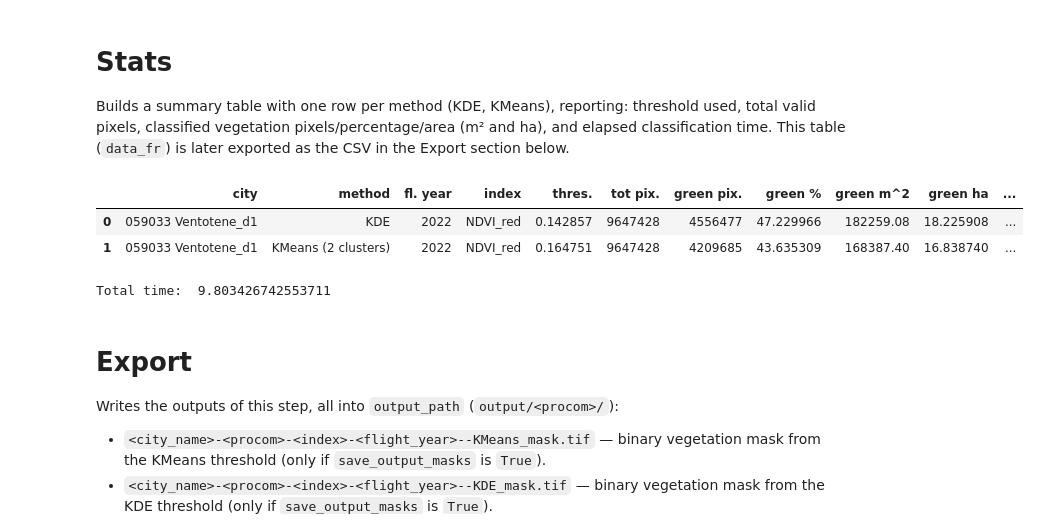
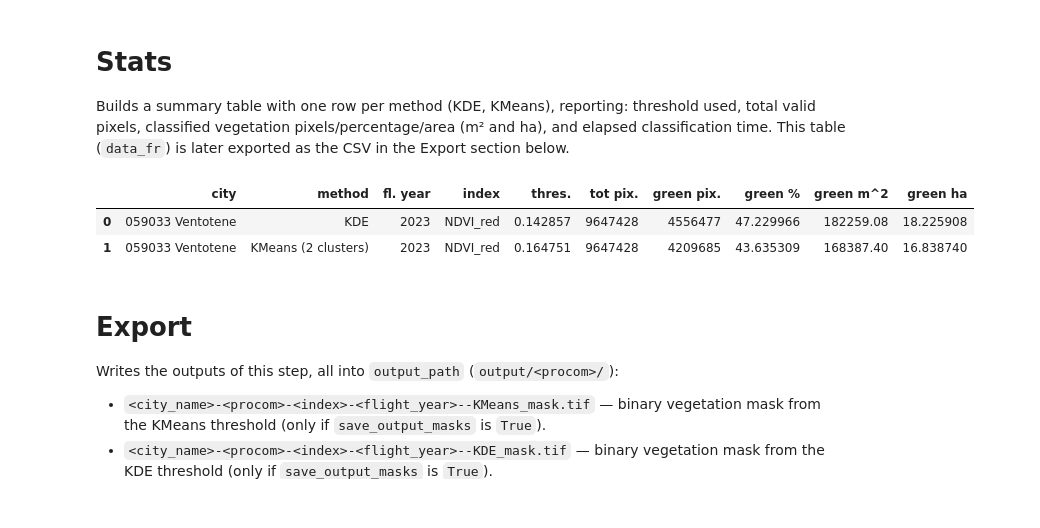
Before and after one commit to GSS-I/VegetazioneUrbana, a Jupyter notebook: VUDO-2-First_Threshold.ipynb, the cells around one changed output. Saved outputs shown, nothing was run; the diff lists cells and outputs as text; code cells hidden in the pictures.

```diff
--- a/VUDO-2-First_Threshold.ipynb
+++ b/VUDO-2-First_Threshold.ipynb
@@ -25,8 +23,6 @@ from rasterio.shutil import copy
 
 Configuration for this step: which municipality (`procom`), vegetation index and flight year to process, the NoData conventions used on input (`-20`, from step 1) and output (`255`), and the input/output paths under `output/<procom>/`. The input file is the city-wide mosaic produced by step 1 (crop + evaluate indices + mosaic), e.g. `Ventotene-059033-NDVI_red-2022.tif`.
 # %%
-start_t = time.time()
-
 random_state = 1234 #1234
 input_nodata_value = -20   # NoData value used by step 1 for the index rasters
 mask_nodata_value = 255    # NoData value to use for the output classification masks
@@ -56,7 +52,7 @@ city_dict = {'039014': 'Ravenna',
              '083048': 'Messina',
              '059033': 'Ventotene'}
 city_name = city_dict[procom]
-flight_year = '2022'
+flight_year = '2023'
 
 # Input file produced by step 1 (crop + evaluate indices + mosaic), e.g.:
 # C:\Users\UTENTE\Downloads\JOS_areeverdi\output\059033\Ventotene_d1-059033-NDVI_red-2022.tif
@@ -64,12 +60,13 @@ flight_year = '2022'
 # once the mosaic has been written), not a per-tile raster.
 indices_file_name = city_name + '-' + procom + '-' + index + '-' + flight_year + '.tif'
 
-show_images = False
+show_images = True
 frac=0.01 # 0.01
 centroids_init = 'kde_maxima' #'kde_maxima' # 'kde_maxima', 'evaluated_4', 'random_4, random_2, ravenna_assessment'
 
 # All inputs/outputs for this procom live under output/<procom>/
-base_path = "C:/Users/UTENTE/Downloads/JOS_areeverdi/"
+#base_path = "C:/Users/UTENTE/Downloads/JOS_areeverdi/"
+base_path = "C:/Users/lancioni/istat/DCME/earth observation/verde urbano/codice_JOS/VerdeUrbanoDaOrtofoto/"
 output_path = base_path + "output/" + procom + "/"
 
 print('output_path: ', output_path)
@@ -626,42 +616,34 @@ Builds a summary table with one row per method (KDE, KMeans), reporting: thresho
 # %%
 # Elapsed time per method, measured right after each classification block above.
 # (kde_elab_time/kmeans_elab_time are set in the classification cell.)
 methods = ['KDE', 'KMeans (' + str(n_clusters) + ' clusters)']
 thresholds = [kde_threshold, kmeans_threshold]
 green_pxls = [n_pxl_kde, n_pxl_kmeans]
-elab_times = [kde_elab_time, kmeans_elab_time]
 
 rows = []
-for method, thr, n_pxl, elab_time in zip(methods, thresholds, green_pxls, elab_times):
+for method, thr, n_pxl in zip(methods, thresholds, green_pxls):
     perc = n_pxl / tot_pxl * 100
     m_2 = n_pxl * pxl_area
     ha = m_2 * 1e-4
     rows.append({
         'city': procom + ' ' + city_name,
         'method': method,
         'fl. year': flight_year,
         'index': index,
         'thres.': thr,
         'tot pix.': tot_pxl,
         'green pix.': n_pxl,
         'green %': perc,
         'green m^2': m_2,
-        'green ha': ha,
-        'elab. time': elab_time
+        'green ha': ha
     })
 
 data_fr = pd.DataFrame(rows)
 display(data_fr)
 # %% [output]
-|  | city | method | fl. year | index | thres. | tot pix. | green pix. | green % | green m^2 | green ha | ... |
-| 0 | 059033 Ventotene_d1 | KDE | 2022 | NDVI_red | 0.142857 | 9647428 | 4556477 | 47.229966 | 182259.08 | 18.225908 | ... |
-| 1 | 059033 Ventotene_d1 | KMeans (2 clusters) | 2022 | NDVI_red | 0.164751 | 9647428 | 4209685 | 43.635309 | 168387.40 | 16.838740 | ... |
+|  | city | method | fl. year | index | thres. | tot pix. | green pix. | green % | green m^2 | green ha |
+| 0 | 059033 Ventotene | KDE | 2023 | NDVI_red | 0.142857 | 9647428 | 4556477 | 47.229966 | 182259.08 | 18.225908 |
+| 1 | 059033 Ventotene | KMeans (2 clusters) | 2023 | NDVI_red | 0.164751 | 9647428 | 4209685 | 43.635309 | 168387.40 | 16.838740 |
-# %%
-end_t = time.time()
-e_t = end_t-start_t
-print('Total time: ', e_t)
-# %% [output]
-Total time:  9.803426742553711
 # %% [markdown]
 # Export
 
```
Also changed, not shown: parts of 19 cells of this notebook, 4 other files.
